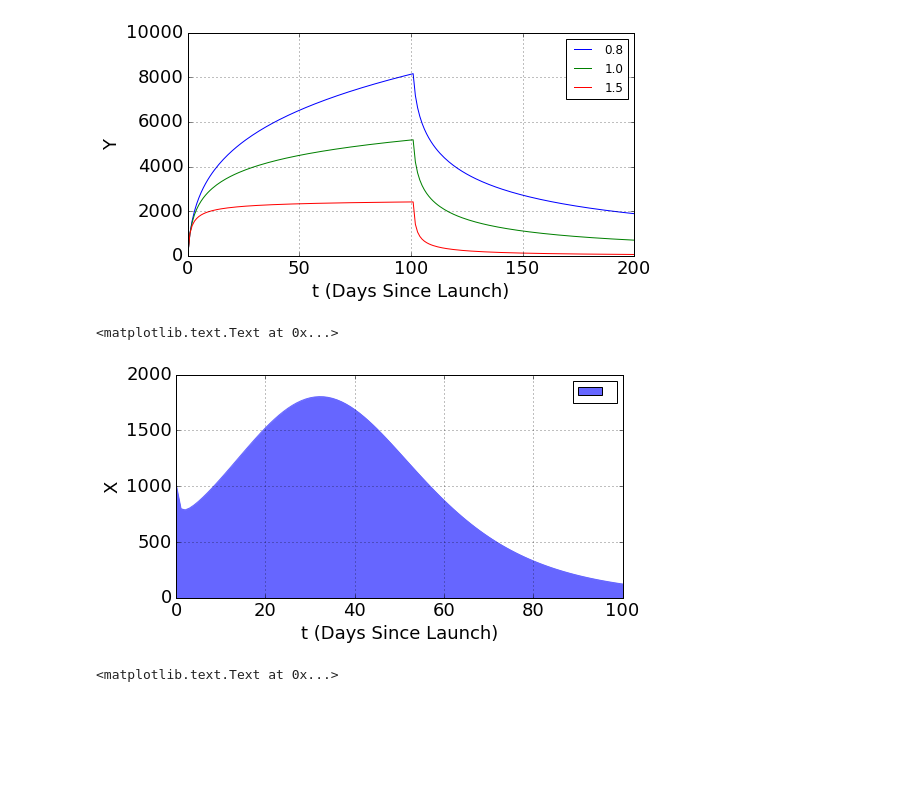
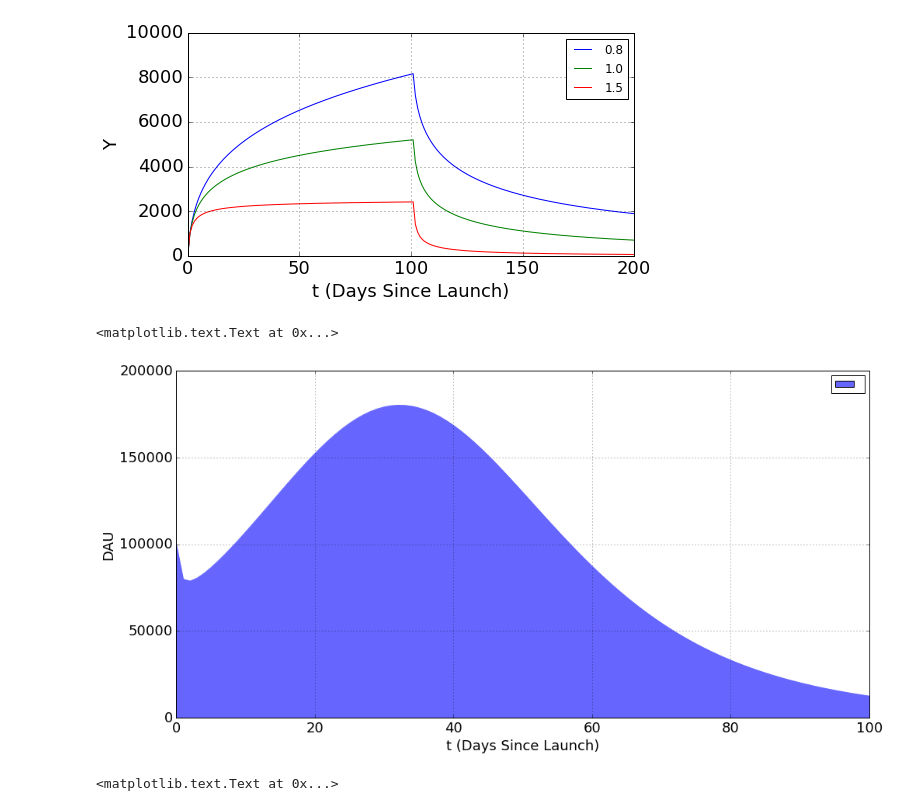
Before and after one commit to thevioletpiece/data_science_tools, a Jupyter notebook: Insight Demo.ipynb, the cells around one changed output. Drawn from its saved outputs; the diff is of its cells as text; code cells hidden in the pictures; blank space fills up the shorter version.

```diff
--- a/Insight Demo.ipynb
+++ b/Insight Demo.ipynb
@@ -5,4 +5,26 @@ import numpy as np
 import pandas as pd
 import matplotlib.pyplot as plt
 %matplotlib inline
+# %%
+#Susceptibility functions
+
+def linearG(t, m):
+    if t < 0:
+        return 0
+    elif 1 - m*t  > 0:
+        return round(1 -m*t, 3)
+    else:
+        return 0
+
+def exponG(t, alpha):
+    if t<0:
+        return 0
+    else:
+        return math.exp(-alpha*t)
+
+def powerG(t, n):
+    if t < 1:
+        return 0
+    else:
+        return float(1)/math.pow(t,n)
 # %%
@@ -185,19 +189,19 @@ def computeNewUsersPowSat(initialCohort, generations, n, alpha, S):
             newCohort=[]
             for t in range(L):
                 #Also including a viral coefficient so past cohorts can invite future ones.
-                newCohort.append(alpha*cohorts[L-t-1]*powResp(t+1, n)*float((S-sum(cohorts)))/(S))
+                newCohort.append(alpha*cohorts[L-t-1]*powerG(t+1, n)*float((S-sum(cohorts)))/(S))
             cohorts.append(sum(newCohort))
         return cohorts
 # %%
-xCohort=computeNewUsersPowSat(1000,100, 2.4, 0.8, 500000)
+xCohort=computeNewUsersPowSat(100000,100, 2.4, 0.8, 50000000)
 
 df = pd.DataFrame(np.array(xCohort), columns=[''])
-ax = df.plot(ylim=(0,2000), fontsize=18, kind='area', color='#6666ff', grid = True, figsize=(8, 4));
+ax = df.plot(ylim=(0,200000), fontsize=18, kind='area', color='#6666ff', grid = True, figsize=(16, 8));
 ax.set_xlabel("t (Days Since Launch)", fontsize=18)
-ax.set_ylabel("X", fontsize=18)
+ax.set_ylabel("DAU", fontsize=18)
 # %% [output]
 <matplotlib.text.Text at 0x...>
-[figure, old version]
+[figure, new version]
 # %%
 xCohort=computeNewUsersPowSat(1000,50, 2.4, 0.8, 500000)
 
```
Also changed, not shown: parts of 6 cells of this notebook, 5 other files.
